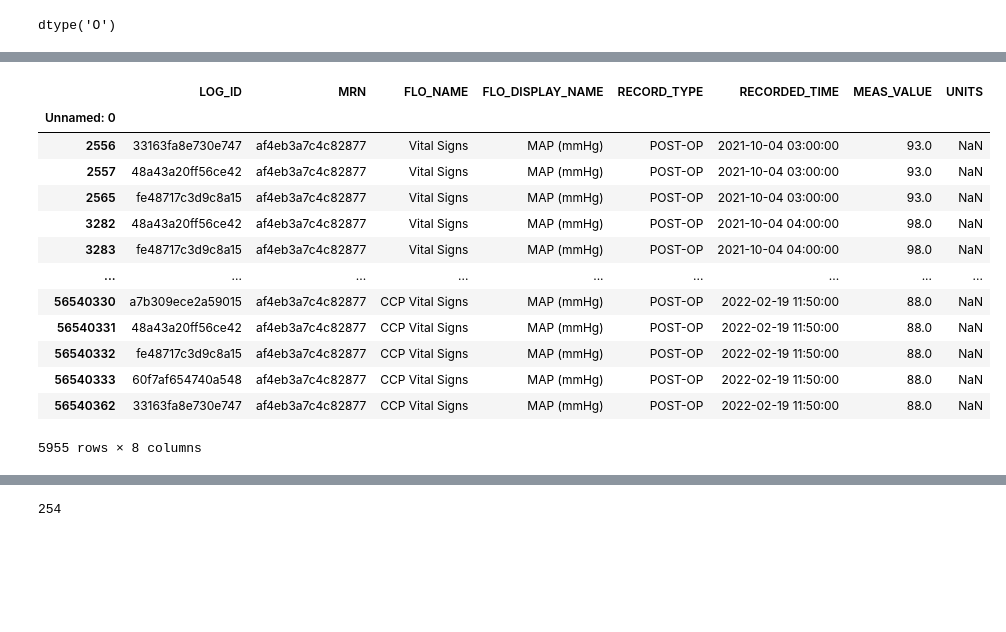
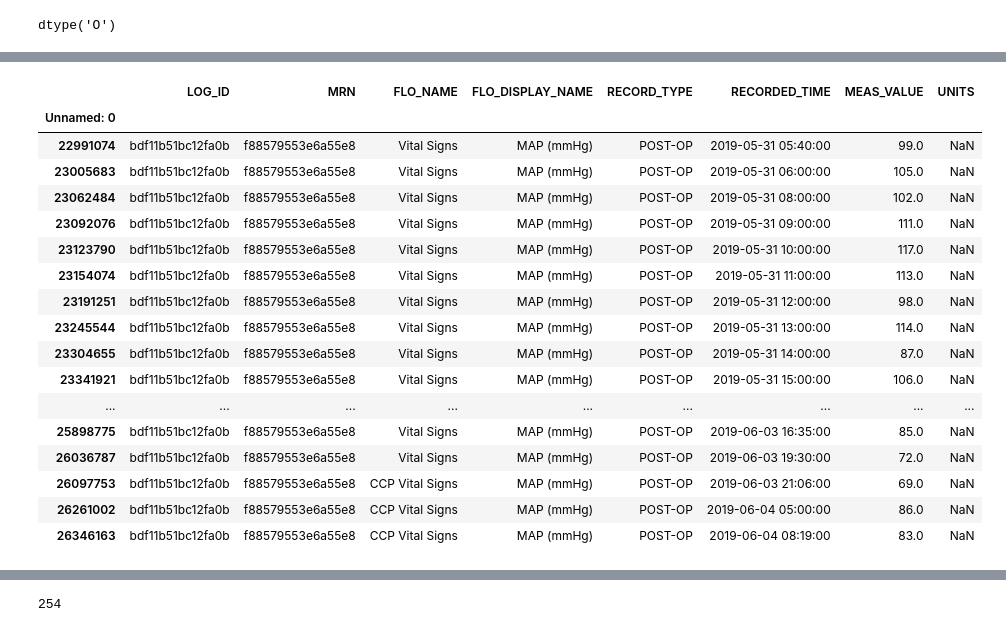
Before and after one commit to Priyankas007/mover_pressors, a Jupyter notebook: pressor_map_new.ipynb, the cells around one changed output, grey strips where cells are left out. Saved outputs shown, nothing was run; the diff lists cells and outputs as text; code cells hidden in the pictures; blank space fills up the shorter version.

```diff
--- a/pressor_map_new.ipynb
+++ b/pressor_map_new.ipynb
@@ -226,17 +286,21 @@ Index(['ENC_TYPE_C', 'ENC_TYPE_NM', 'LOG_ID_x', 'MRN_x', 'ORDERING_DATE',
 # %%
-df_map_p
+df_map[df_map['MRN'] == 'f88579553e6a55e8']
 # %% [output]
 |  | LOG_ID | MRN | FLO_NAME | FLO_DISPLAY_NAME | RECORD_TYPE | RECORDED_TIME | MEAS_VALUE | UNITS |
 | Unnamed: 0 |  |  |  |  |  |  |  |  |
-| 2556 | 33163fa8e730e747 | af4eb3a7c4c82877 | Vital Signs | MAP (mmHg) | POST-OP | 2021-10-04 03:00:00 | 93.0 | NaN |
-| 2557 | 48a43a20ff56ce42 | af4eb3a7c4c82877 | Vital Signs | MAP (mmHg) | POST-OP | 2021-10-04 03:00:00 | 93.0 | NaN |
-| 2565 | fe48717c3d9c8a15 | af4eb3a7c4c82877 | Vital Signs | MAP (mmHg) | POST-OP | 2021-10-04 03:00:00 | 93.0 | NaN |
-| 3282 | 48a43a20ff56ce42 | af4eb3a7c4c82877 | Vital Signs | MAP (mmHg) | POST-OP | 2021-10-04 04:00:00 | 98.0 | NaN |
-| 3283 | fe48717c3d9c8a15 | af4eb3a7c4c82877 | Vital Signs | MAP (mmHg) | POST-OP | 2021-10-04 04:00:00 | 98.0 | NaN |
+| 22991074 | bdf11b51bc12fa0b | f88579553e6a55e8 | Vital Signs | MAP (mmHg) | POST-OP | 2019-05-31 05:40:00 | 99.0 | NaN |
+| 23005683 | bdf11b51bc12fa0b | f88579553e6a55e8 | Vital Signs | MAP (mmHg) | POST-OP | 2019-05-31 06:00:00 | 105.0 | NaN |
+| 23062484 | bdf11b51bc12fa0b | f88579553e6a55e8 | Vital Signs | MAP (mmHg) | POST-OP | 2019-05-31 08:00:00 | 102.0 | NaN |
+| 23092076 | bdf11b51bc12fa0b | f88579553e6a55e8 | Vital Signs | MAP (mmHg) | POST-OP | 2019-05-31 09:00:00 | 111.0 | NaN |
+| 23123790 | bdf11b51bc12fa0b | f88579553e6a55e8 | Vital Signs | MAP (mmHg) | POST-OP | 2019-05-31 10:00:00 | 117.0 | NaN |
+| 23154074 | bdf11b51bc12fa0b | f88579553e6a55e8 | Vital Signs | MAP (mmHg) | POST-OP | 2019-05-31 11:00:00 | 113.0 | NaN |
+| 23191251 | bdf11b51bc12fa0b | f88579553e6a55e8 | Vital Signs | MAP (mmHg) | POST-OP | 2019-05-31 12:00:00 | 98.0 | NaN |
+| 23245544 | bdf11b51bc12fa0b | f88579553e6a55e8 | Vital Signs | MAP (mmHg) | POST-OP | 2019-05-31 13:00:00 | 114.0 | NaN |
+| 23304655 | bdf11b51bc12fa0b | f88579553e6a55e8 | Vital Signs | MAP (mmHg) | POST-OP | 2019-05-31 14:00:00 | 87.0 | NaN |
+| 23341921 | bdf11b51bc12fa0b | f88579553e6a55e8 | Vital Signs | MAP (mmHg) | POST-OP | 2019-05-31 15:00:00 | 106.0 | NaN |
 | ... | ... | ... | ... | ... | ... | ... | ... | ... |
-| 56540330 | a7b309ece2a59015 | af4eb3a7c4c82877 | CCP Vital Signs | MAP (mmHg) | POST-OP | 2022-02-19 11:50:00 | 88.0 | NaN |
-| 56540331 | 48a43a20ff56ce42 | af4eb3a7c4c82877 | CCP Vital Signs | MAP (mmHg) | POST-OP | 2022-02-19 11:50:00 | 88.0 | NaN |
-| 56540332 | fe48717c3d9c8a15 | af4eb3a7c4c82877 | CCP Vital Signs | MAP (mmHg) | POST-OP | 2022-02-19 11:50:00 | 88.0 | NaN |
-| 56540333 | 60f7af654740a548 | af4eb3a7c4c82877 | CCP Vital Signs | MAP (mmHg) | POST-OP | 2022-02-19 11:50:00 | 88.0 | NaN |
-| 56540362 | 33163fa8e730e747 | af4eb3a7c4c82877 | CCP Vital Signs | MAP (mmHg) | POST-OP | 2022-02-19 11:50:00 | 88.0 | NaN |
+| 25898775 | bdf11b51bc12fa0b | f88579553e6a55e8 | Vital Signs | MAP (mmHg) | POST-OP | 2019-06-03 16:35:00 | 85.0 | NaN |
+| 26036787 | bdf11b51bc12fa0b | f88579553e6a55e8 | Vital Signs | MAP (mmHg) | POST-OP | 2019-06-03 19:30:00 | 72.0 | NaN |
+| 26097753 | bdf11b51bc12fa0b | f88579553e6a55e8 | CCP Vital Signs | MAP (mmHg) | POST-OP | 2019-06-03 21:06:00 | 69.0 | NaN |
+| 26261002 | bdf11b51bc12fa0b | f88579553e6a55e8 | CCP Vital Signs | MAP (mmHg) | POST-OP | 2019-06-04 05:00:00 | 86.0 | NaN |
+| 26346163 | bdf11b51bc12fa0b | f88579553e6a55e8 | CCP Vital Signs | MAP (mmHg) | POST-OP | 2019-06-04 08:19:00 | 83.0 | NaN |
-5955 rows × 8 columns
```
Also changed, not shown: parts of 23 cells of this notebook.
